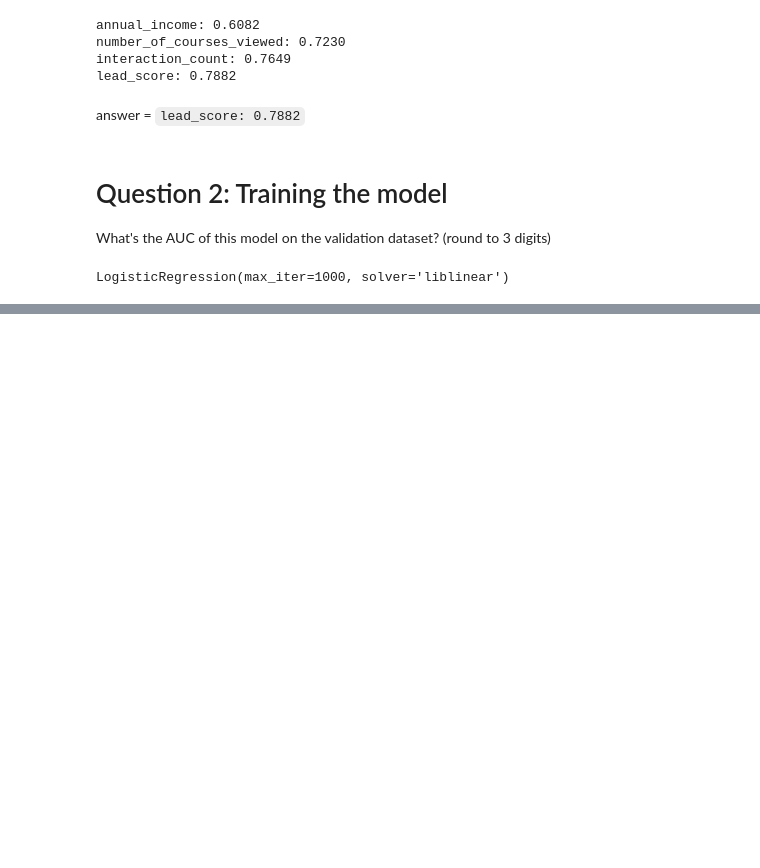
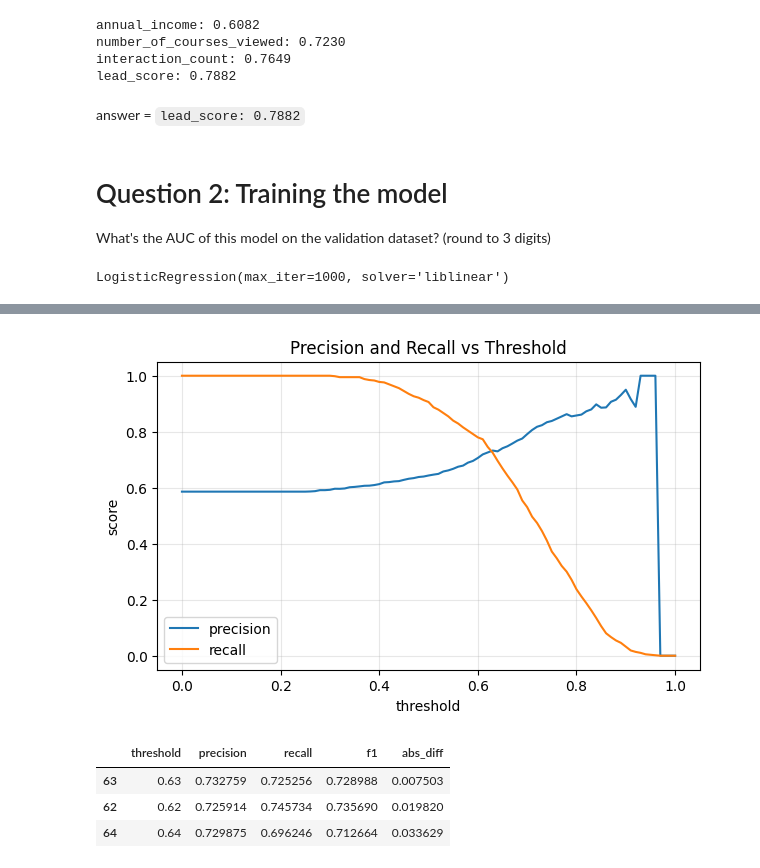
Before and after one commit to azharaul/ds-ml-learning-journey, a Jupyter notebook: homework/homework4.ipynb, the cells around one changed output, grey strips where cells are left out. Cells and saved outputs as stored; diff of their text form; code cells hidden in the pictures; blank space fills up the shorter version.

```diff
--- a/homework/homework4.ipynb
+++ b/homework/homework4.ipynb
@@ -97,10 +97,13 @@ del df_test['converted']
 from sklearn.feature_extraction import DictVectorizer
 dv = DictVectorizer(sparse=False)
 
-train_dict = df_train[cat_feat].to_dict(orient='records')
+# Use ALL features (categorical + numerical); numerical values are kept as-is
+features = cat_feat + num_feat
+
+train_dict = df_train[features].to_dict(orient='records')
 X_train = dv.fit_transform(train_dict)
 
-val_dict = df_val[cat_feat].to_dict(orient='records')
+val_dict = df_val[features].to_dict(orient='records')
 X_val = dv.transform(val_dict)
 # %% [markdown]
 # Question 1: ROC AUC feature importance
@@ -157,0 +175,25 @@ print(f'{val_roc_score:.3f}')
+# %%
+import numpy as np
+import matplotlib.pyplot as plt
+
+y_score = y_pred_prob[:, 1]
+thresholds = np.arange(0.0, 1.01, 0.01)
+
+def confusion_counts(y_true, y_score, t):
+    pred = (y_score >= t)
+    tp = int(((pred) & (y_true == 1)).sum())
+    fp = int(((pred) & (y_true == 0)).sum())
+    fn = int(((~pred) & (y_true == 1)).sum())
+    tn = int(((~pred) & (y_true == 0)).sum())
+    return tp, fp, fn, tn
+
+rows = []
+for t in thresholds:
+    tp, fp, fn, tn = confusion_counts(y_val, y_score, t)
+    p = tp / (tp + fp) if (tp + fp) > 0 else 0.0
+    r = tp / (tp + fn) if (tp + fn) > 0 else 0.0
+    f1 = 2 * p * r / (p + r) if (p + r) > 0 else 0.0
+    rows.append({'threshold': round(t, 2), 'precision': p, 'recall': r, 'f1': f1})
+
+df_scores = pd.DataFrame(rows)
+df_scores.head()
@@ -157,0 +207,22 @@ print(f'{val_roc_score:.3f}')
+# %%
+plt.figure(figsize=(7, 4))
+plt.plot(df_scores.threshold, df_scores.precision, label='precision')
+plt.plot(df_scores.threshold, df_scores.recall, label='recall')
+plt.xlabel('threshold')
+plt.ylabel('score')
+plt.title('Precision and Recall vs Threshold')
+plt.legend()
+plt.grid(alpha=0.3)
+plt.show()
+# %% [output]
+[figure, added]
+# %%
+# Ignore thresholds where both precision and recall are zero
+nonzero = df_scores[(df_scores.precision > 0) | (df_scores.recall > 0)].copy()
+nonzero['abs_diff'] = (nonzero.precision - nonzero.recall).abs()
+nonzero.sort_values('abs_diff').head(3)
+# %% [output]
+|  | threshold | precision | recall | f1 | abs_diff |
+| 63 | 0.63 | 0.732759 | 0.725256 | 0.728988 | 0.007503 |
+| 62 | 0.62 | 0.725914 | 0.745734 | 0.735690 | 0.019820 |
+| 64 | 0.64 | 0.729875 | 0.696246 | 0.712664 | 0.033629 |
```
Also changed, not shown: parts of 14 cells of this notebook.
